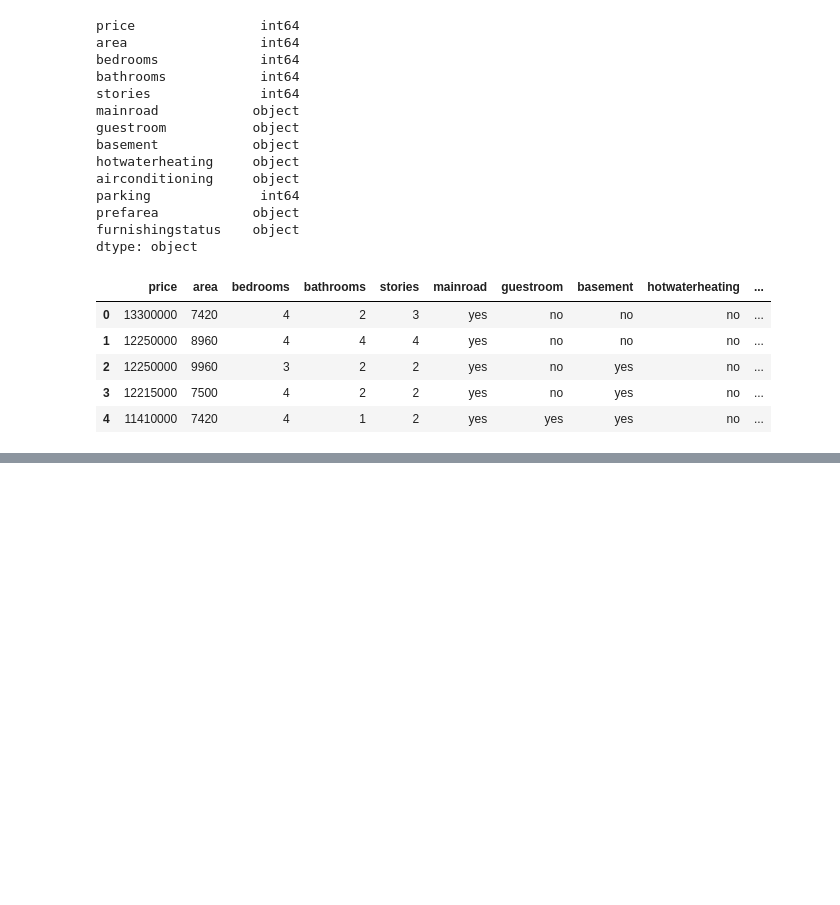
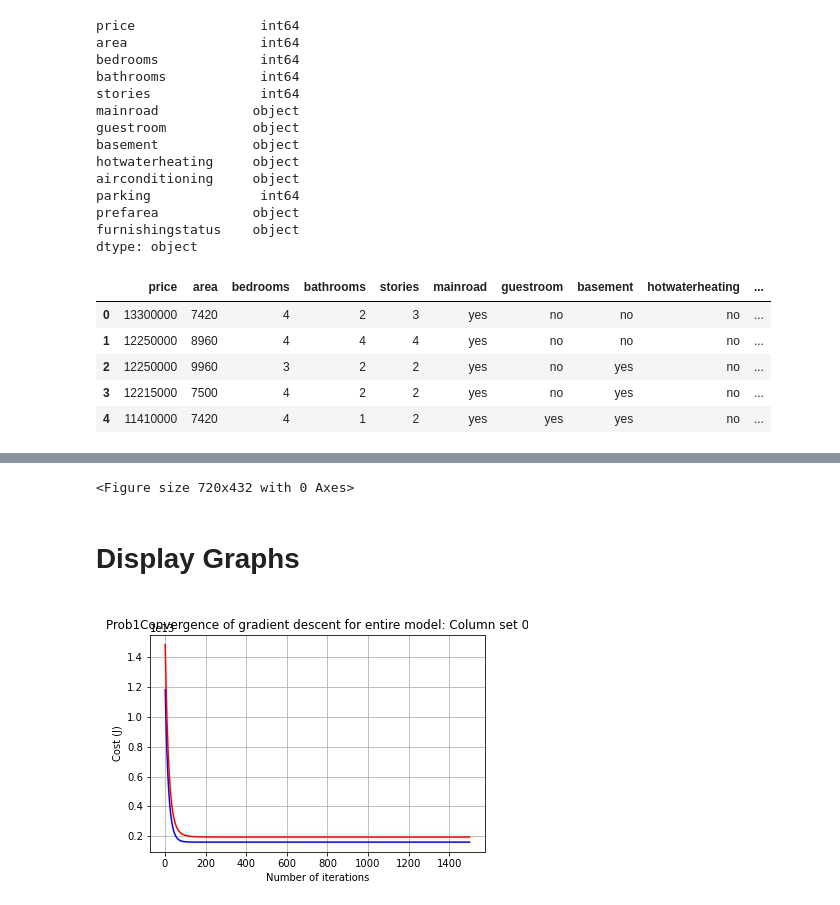
Before and after one commit to mrNoahItAllss/INTRO_TO_ML_REPO, a Jupyter notebook: HW1_LinearRegHousing/HW0_Rev0_Noah_Telfer_801196211.ipynb, the cells around one changed output, grey strips where cells are left out. Saved outputs shown, nothing was run; the diff lists cells and outputs as text; code cells hidden in the pictures; blank space fills up the shorter version.

Commit message:
Display Graph in HW1 file

```diff
--- a/HW1_LinearRegHousing/HW0_Rev0_Noah_Telfer_801196211.ipynb
+++ b/HW1_LinearRegHousing/HW0_Rev0_Noah_Telfer_801196211.ipynb
@@ -127,3 +124,10 @@ def normalize(df):
     norm = preprocessing.Normalizer().fit(df)
     df[col] = norm.transform(df[col])
     return df
+# %%
+def validation(X, Y, theta_history):
+    val_history = np.zeros(len(theta_history))
+    X = pd.concat([pd.Series(1, index=X.index, name='x_0'), X], axis=1)
+    for i in range(len(val_history)):
+        val_history[i] = compute_cost(X, Y, theta_history[i,:])
+    return val_history
@@ -214,0 +222,28 @@ plt.savefig('convergence_part2.jpg')
+# %%
+
+container = np.empty((4,3), dtype = object)
+print(container.shape)
+val_history = np.empty((2,2), dtype = object)
+temp = 0
+for i in range(len(key)):
+    parts = master[key[i]]
+    for j in range(len(parts)):
+        part = parts[j]
+        theta = np.array([0]*(len(part[j].columns)+1))
+        container[j + temp,0], container[j + temp,1], container[j + temp,2] = gradient_descent(part[0], part[2], theta, alpha, iterations)
+        val_history[i,j] = validation(part[1],part[3], container[j + temp,2] )
+        # plot
+        # return theta, cost_history, theta_history
+        os.chdir(Graph_Str)
+        plt.plot(range(1, iterations + 1),container[j + temp,1], color='blue')
+        plt.plot(range(1, iterations + 1),val_history[i,j], color='red')
+        plt.rcParams["figure.figsize"] = (10,6)
+        plt.grid()
+        plt.xlabel('Number of iterations')
+        plt.ylabel('Cost (J)')
+        plt.title(key[i] + 'Convergence of gradient descent for entire model: Column set '+ str(j)  )
+        plt.savefig(key[i] + '_Col' + str(j) + '_LossGraph.jpg')
+        plt.clf()
+        os.chdir(workdir)
+    temp += 2
+    alpha = .01
@@ -214,0 +317,27 @@ plt.savefig('convergence_part2.jpg')
+# %%
+os.chdir(Graph_Str)
+plt.plot(range(1, iterations + 1),cost_history1, color='blue')
+plt.plot(range(1, iterations + 1),Val_hist1, color='red')
+plt.rcParams["figure.figsize"] = (10,6)
+plt.grid()
+plt.xlabel('Number of iterations')
+plt.ylabel('Cost (J)')
+plt.title( 'Problem 3a Graph'   )
+plt.savefig( 'Problem_3a_LossGraph.jpg')
+plt.clf()
+
+os.chdir(Graph_Str)
+plt.plot(range(1, iterations + 1),cost_history2, color='blue')
+plt.plot(range(1, iterations + 1),Val_hist2, color='red')
+plt.rcParams["figure.figsize"] = (10,6)
+plt.grid()
+plt.xlabel('Number of iterations')
+plt.ylabel('Cost (J)')
+plt.title( 'Problem 3b Graph'   )
+plt.savefig( 'Problem_3b_LossGraph.jpg')
+plt.clf()
+os.chdir(workdir)
+# %% [output]
+<Figure size 720x432 with 0 Axes>
+# %% [markdown]
+# Display Graphs
@@ -214,0 +346,7 @@ plt.savefig('convergence_part2.jpg')
+# %%
+os.chdir(Graph_Str)
+graphs = os.listdir()
+# %%
+Image.open(graphs[0])
+# %% [output]
+[figure, added]
```
Also changed, not shown: parts of 24 cells of this notebook, 1 other file.
